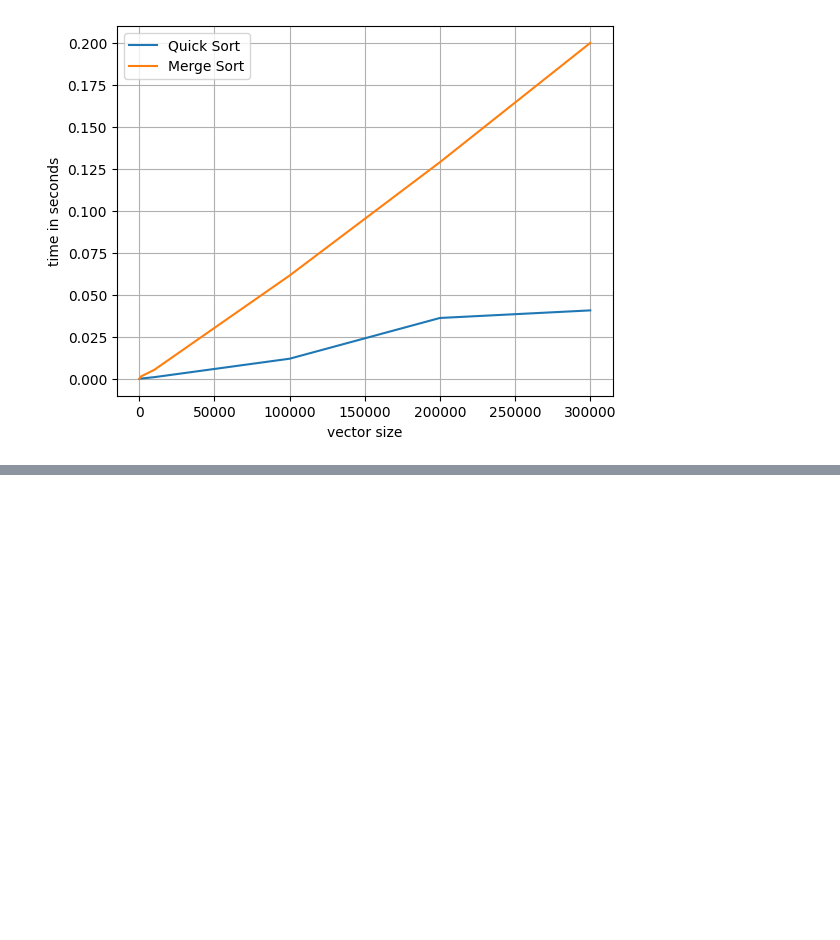
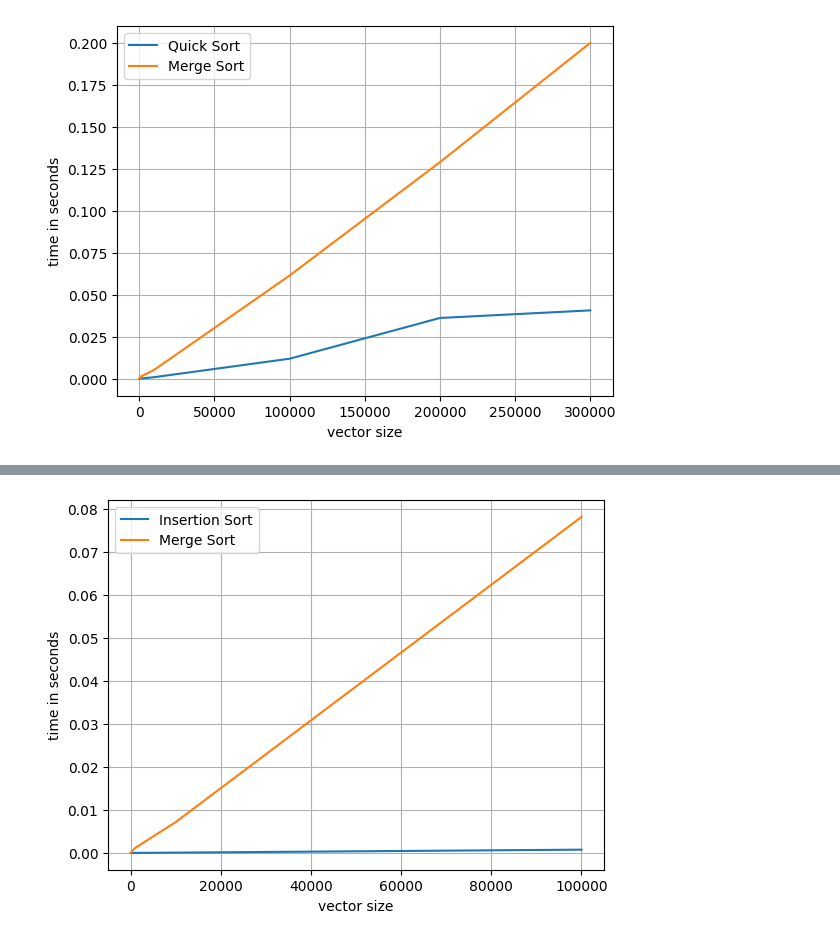
Before and after one commit to JordanlNguyen/AlgorithmDesign, a Jupyter notebook: assignment1/assignment1.ipynb, the cells around one changed output, grey strips where cells are left out. Saved outputs shown, nothing was run; the diff lists cells and outputs as text; code cells hidden in the pictures; blank space fills up the shorter version.

```diff
--- a/assignment1/assignment1.ipynb
+++ b/assignment1/assignment1.ipynb
@@ -49,0 +68,10 @@ plt.savefig("assignment1_plot2.png")
+# %%
+plt.plot(n, insertion, label="Insertion Sort")
+plt.plot(n, merge, label="Merge Sort")
+plt.xlabel('vector size')
+plt.ylabel('time in seconds')
+plt.grid(True)
+plt.legend()
+plt.savefig("assignment1_plot4.png")
+# %% [output]
+[figure, added]
```
Also changed, not shown: parts of 3 cells of this notebook, 5 other files.
